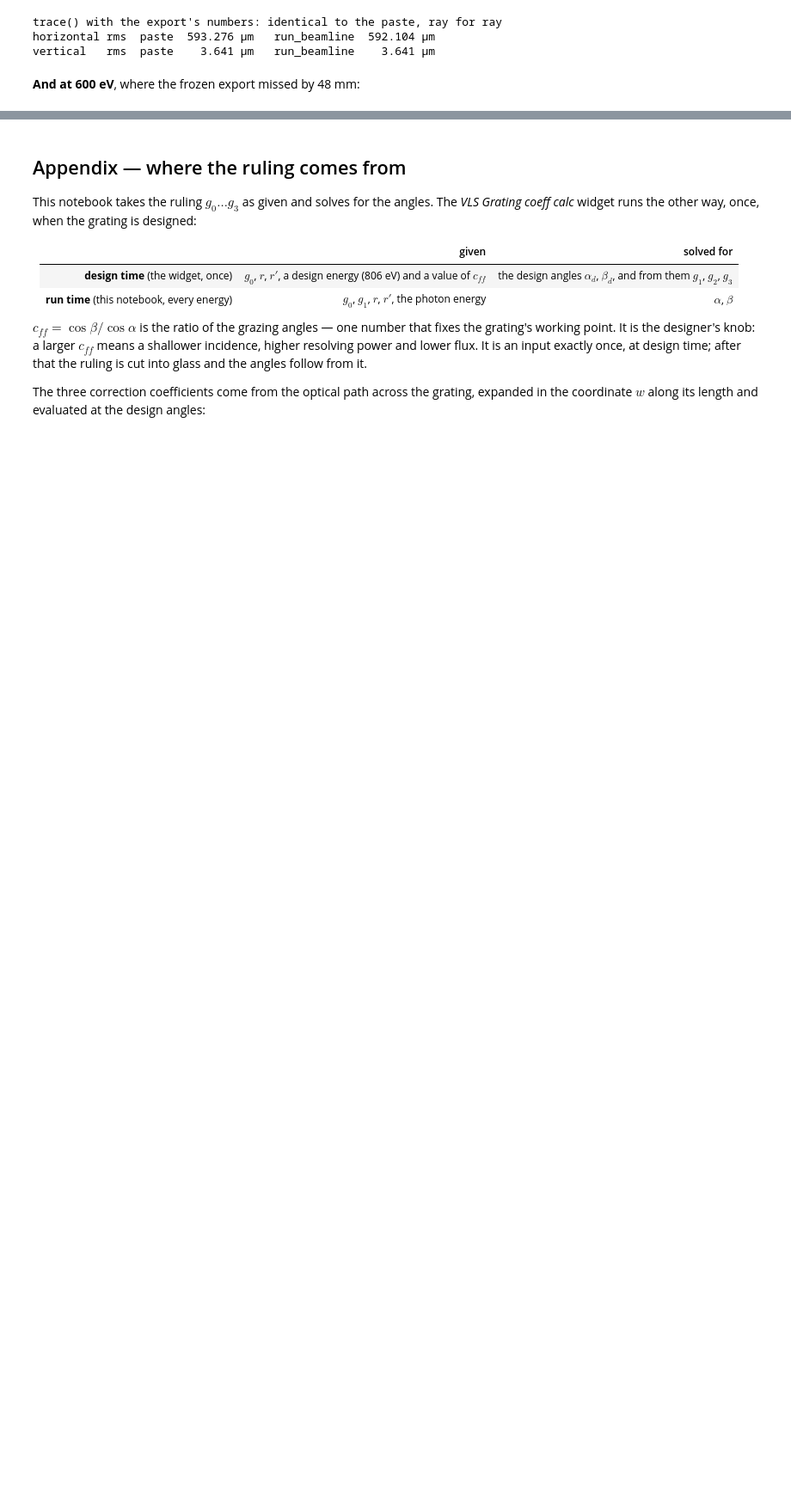
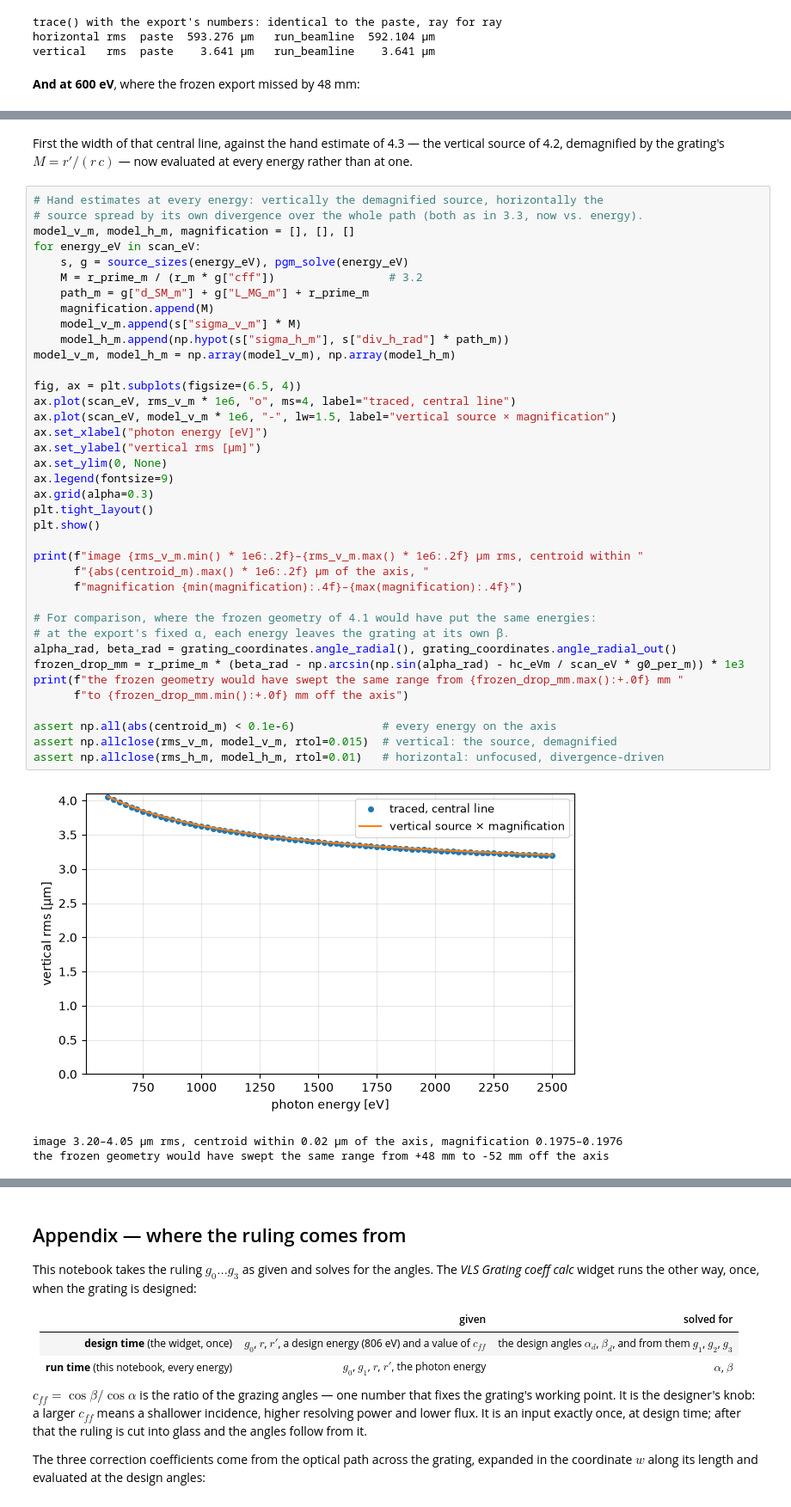
Before and after one commit to whorwhey/shadow4_scripting_tutorial, a Jupyter notebook: 02_monochromator.ipynb, the cells around one changed output, grey strips where cells are left out. Shown at 86% size. Saved outputs shown, nothing was run; the diff lists cells and outputs as text; blank space fills up the shorter version.

```diff
--- a/02_monochromator.ipynb
+++ b/02_monochromator.ipynb
@@ -720,0 +767,44 @@ centroid -0.023 µm   rms 4.07 µm   (expected 4.06 µm)
+# %% [markdown]
+First the width of that central line, against the hand estimate of 4.3 — the vertical source of 4.2, demagnified by the grating's $M = r'/(r\,c)$ — now evaluated at every energy rather than at one.
+# %%
+# Hand estimates at every energy: vertically the demagnified source, horizontally the
+# source spread by its own divergence over the whole path (both as in 3.3, now vs. energy).
+model_v_m, model_h_m, magnification = [], [], []
+for energy_eV in scan_eV:
+    s, g = source_sizes(energy_eV), pgm_solve(energy_eV)
+    M = r_prime_m / (r_m * g["cff"])                 # 3.2
+    path_m = g["d_SM_m"] + g["L_MG_m"] + r_prime_m
+    magnification.append(M)
+    model_v_m.append(s["sigma_v_m"] * M)
+    model_h_m.append(np.hypot(s["sigma_h_m"], s["div_h_rad"] * path_m))
+model_v_m, model_h_m = np.array(model_v_m), np.array(model_h_m)
+
+fig, ax = plt.subplots(figsize=(6.5, 4))
+ax.plot(scan_eV, rms_v_m * 1e6, "o", ms=4, label="traced, central line")
+ax.plot(scan_eV, model_v_m * 1e6, "-", lw=1.5, label="vertical source × magnification")
+ax.set_xlabel("photon energy [eV]")
+ax.set_ylabel("vertical rms [µm]")
+ax.set_ylim(0, None)
+ax.legend(fontsize=9)
+ax.grid(alpha=0.3)
+plt.tight_layout()
+plt.show()
+
+print(f"image {rms_v_m.min() * 1e6:.2f}–{rms_v_m.max() * 1e6:.2f} µm rms, centroid within "
+      f"{abs(centroid_m).max() * 1e6:.2f} µm of the axis, "
+      f"magnification {min(magnification):.4f}–{max(magnification):.4f}")
+
+# For comparison, where the frozen geometry of 4.1 would have put the same energies:
+# at the export's fixed α, each energy leaves the grating at its own β.
+alpha_rad, beta_rad = grating_coordinates.angle_radial(), grating_coordinates.angle_radial_out()
+frozen_drop_mm = r_prime_m * (beta_rad - np.arcsin(np.sin(alpha_rad) - hc_eVm / scan_eV * g0_per_m)) * 1e3
+print(f"the frozen geometry would have swept the same range from {frozen_drop_mm.max():+.0f} mm "
+      f"to {frozen_drop_mm.min():+.0f} mm off the axis")
+
+assert np.all(abs(centroid_m) < 0.1e-6)             # every energy on the axis
+assert np.allclose(rms_v_m, model_v_m, rtol=0.015)  # vertical: the source, demagnified
+assert np.allclose(rms_h_m, model_h_m, rtol=0.01)   # horizontal: unfocused, divergence-driven
+# %% [output]
+[figure, added]
+image 3.20–4.05 µm rms, centroid within 0.02 µm of the axis, magnification 0.1975–0.1976
+the frozen geometry would have swept the same range from +48 mm to -52 mm off the axis
```
Also changed, not shown: parts of 38 cells of this notebook, 6 other files.
